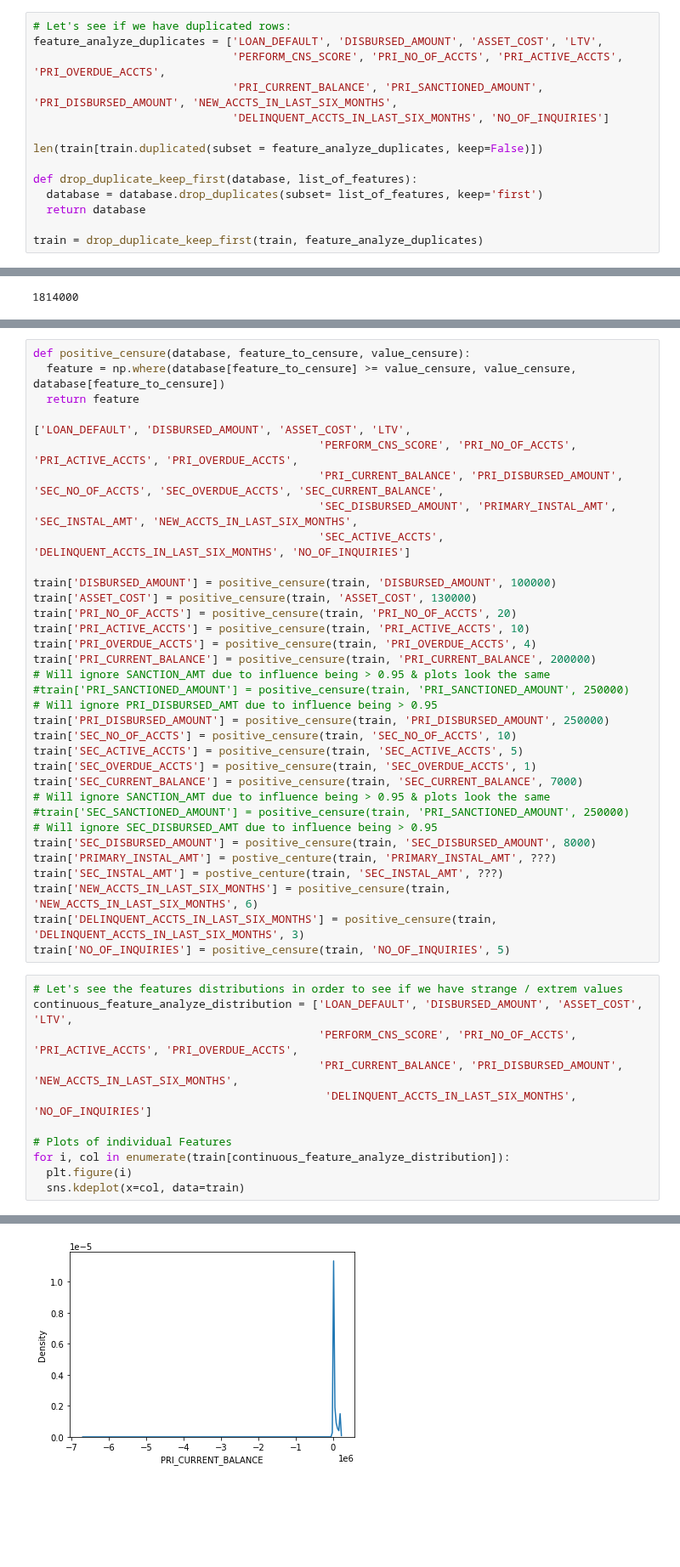
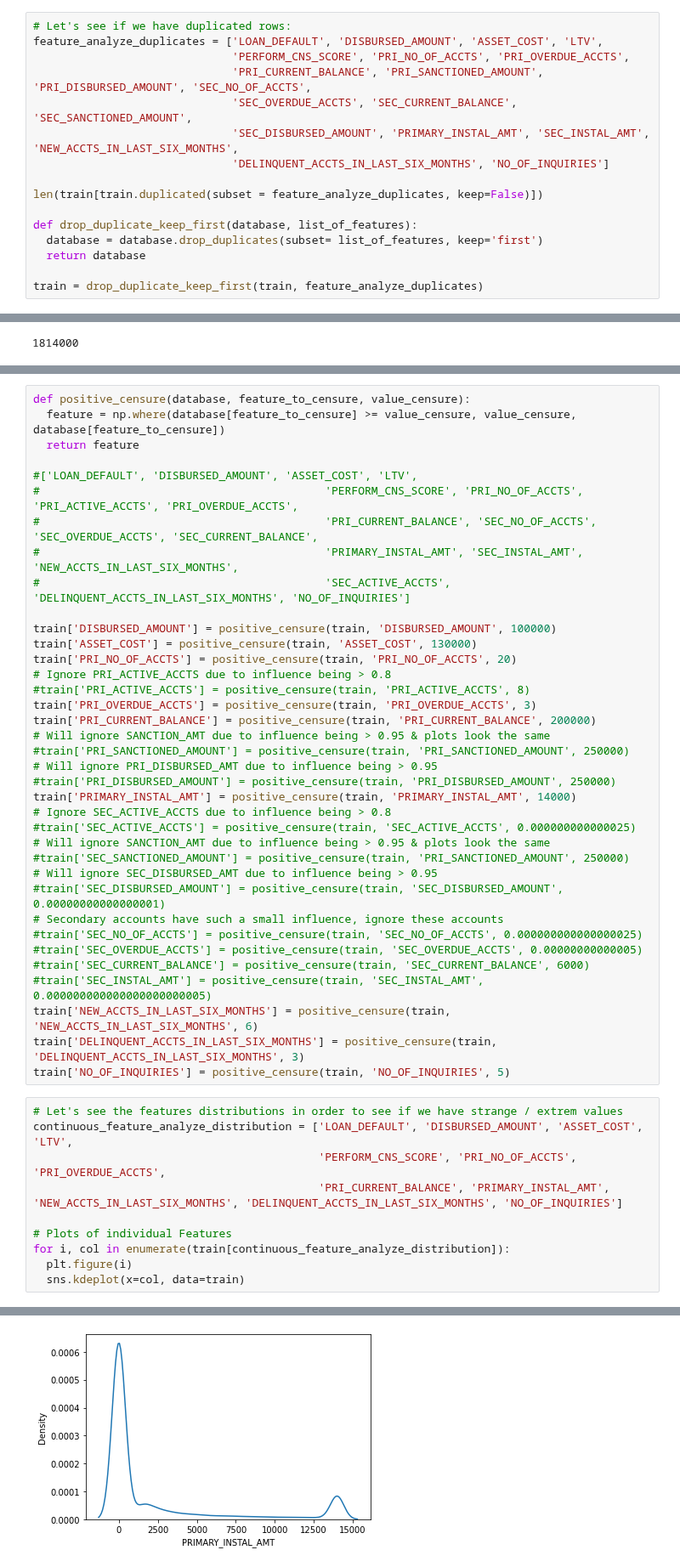
Before and after one commit to kenneth-craig/academyPub, a Jupyter notebook: vehicle_load_analysis.ipynb, the cells around one changed output, grey strips where cells are left out. Shown at 85% size. Drawn from its saved outputs; the diff is of its cells as text; blank space fills up the shorter version.

```diff
--- a/vehicle_load_analysis.ipynb
+++ b/vehicle_load_analysis.ipynb
@@ -195,8 +195,10 @@ train.head(3)
 # %%
 # Let's see if we have duplicated rows:
 feature_analyze_duplicates = ['LOAN_DEFAULT', 'DISBURSED_AMOUNT', 'ASSET_COST', 'LTV',
-                              'PERFORM_CNS_SCORE', 'PRI_NO_OF_ACCTS', 'PRI_ACTIVE_ACCTS', 'PRI_OVERDUE_ACCTS',
-                              'PRI_CURRENT_BALANCE', 'PRI_SANCTIONED_AMOUNT', 'PRI_DISBURSED_AMOUNT', 'NEW_ACCTS_IN_LAST_SIX_MONTHS',
+                              'PERFORM_CNS_SCORE', 'PRI_NO_OF_ACCTS', 'PRI_OVERDUE_ACCTS',
+                              'PRI_CURRENT_BALANCE', 'PRI_SANCTIONED_AMOUNT', 'PRI_DISBURSED_AMOUNT', 'SEC_NO_OF_ACCTS',
+                              'SEC_OVERDUE_ACCTS', 'SEC_CURRENT_BALANCE', 'SEC_SANCTIONED_AMOUNT',
+                              'SEC_DISBURSED_AMOUNT', 'PRIMARY_INSTAL_AMT', 'SEC_INSTAL_AMT', 'NEW_ACCTS_IN_LAST_SIX_MONTHS',
                               'DELINQUENT_ACCTS_IN_LAST_SIX_MONTHS', 'NO_OF_INQUIRIES']
 
 len(train[train.duplicated(subset = feature_analyze_duplicates, keep=False)])
@@ -247,41 +249,43 @@ def positive_censure(database, feature_to_censure, value_censure):
   feature = np.where(database[feature_to_censure] >= value_censure, value_censure, database[feature_to_censure])
   return feature
 
-['LOAN_DEFAULT', 'DISBURSED_AMOUNT', 'ASSET_COST', 'LTV',
-                                           'PERFORM_CNS_SCORE', 'PRI_NO_OF_ACCTS', 'PRI_ACTIVE_ACCTS', 'PRI_OVERDUE_ACCTS',
-                                           'PRI_CURRENT_BALANCE', 'PRI_DISBURSED_AMOUNT', 'SEC_NO_OF_ACCTS', 'SEC_OVERDUE_ACCTS', 'SEC_CURRENT_BALANCE',
-                                           'SEC_DISBURSED_AMOUNT', 'PRIMARY_INSTAL_AMT', 'SEC_INSTAL_AMT', 'NEW_ACCTS_IN_LAST_SIX_MONTHS',
-                                           'SEC_ACTIVE_ACCTS', 'DELINQUENT_ACCTS_IN_LAST_SIX_MONTHS', 'NO_OF_INQUIRIES']
+#['LOAN_DEFAULT', 'DISBURSED_AMOUNT', 'ASSET_COST', 'LTV',
+#                                           'PERFORM_CNS_SCORE', 'PRI_NO_OF_ACCTS', 'PRI_ACTIVE_ACCTS', 'PRI_OVERDUE_ACCTS',
+#                                           'PRI_CURRENT_BALANCE', 'SEC_NO_OF_ACCTS', 'SEC_OVERDUE_ACCTS', 'SEC_CURRENT_BALANCE',
+#                                           'PRIMARY_INSTAL_AMT', 'SEC_INSTAL_AMT', 'NEW_ACCTS_IN_LAST_SIX_MONTHS',
+#                                           'SEC_ACTIVE_ACCTS', 'DELINQUENT_ACCTS_IN_LAST_SIX_MONTHS', 'NO_OF_INQUIRIES']
 
 train['DISBURSED_AMOUNT'] = positive_censure(train, 'DISBURSED_AMOUNT', 100000)
 train['ASSET_COST'] = positive_censure(train, 'ASSET_COST', 130000)
 train['PRI_NO_OF_ACCTS'] = positive_censure(train, 'PRI_NO_OF_ACCTS', 20)
-train['PRI_ACTIVE_ACCTS'] = positive_censure(train, 'PRI_ACTIVE_ACCTS', 10)
-train['PRI_OVERDUE_ACCTS'] = positive_censure(train, 'PRI_OVERDUE_ACCTS', 4)
+# Ignore PRI_ACTIVE_ACCTS due to influence being > 0.8
+#train['PRI_ACTIVE_ACCTS'] = positive_censure(train, 'PRI_ACTIVE_ACCTS', 8)
+train['PRI_OVERDUE_ACCTS'] = positive_censure(train, 'PRI_OVERDUE_ACCTS', 3)
 train['PRI_CURRENT_BALANCE'] = positive_censure(train, 'PRI_CURRENT_BALANCE', 200000)
 # Will ignore SANCTION_AMT due to influence being > 0.95 & plots look the same
 #train['PRI_SANCTIONED_AMOUNT'] = positive_censure(train, 'PRI_SANCTIONED_AMOUNT', 250000)
 # Will ignore PRI_DISBURSED_AMT due to influence being > 0.95
-train['PRI_DISBURSED_AMOUNT'] = positive_censure(train, 'PRI_DISBURSED_AMOUNT', 250000)
-train['SEC_NO_OF_ACCTS'] = positive_censure(train, 'SEC_NO_OF_ACCTS', 10)
-train['SEC_ACTIVE_ACCTS'] = positive_censure(train, 'SEC_ACTIVE_ACCTS', 5)
-train['SEC_OVERDUE_ACCTS'] = positive_censure(train, 'SEC_OVERDUE_ACCTS', 1)
-train['SEC_CURRENT_BALANCE'] = positive_censure(train, 'SEC_CURRENT_BALANCE', 7000)
+#train['PRI_DISBURSED_AMOUNT'] = positive_censure(train, 'PRI_DISBURSED_AMOUNT', 250000)
+train['PRIMARY_INSTAL_AMT'] = positive_censure(train, 'PRIMARY_INSTAL_AMT', 14000)
+# Ignore SEC_ACTIVE_ACCTS due to influence being > 0.8
+#train['SEC_ACTIVE_ACCTS'] = positive_censure(train, 'SEC_ACTIVE_ACCTS', 0.000000000000025)
 # Will ignore SANCTION_AMT due to influence being > 0.95 & plots look the same
 #train['SEC_SANCTIONED_AMOUNT'] = positive_censure(train, 'PRI_SANCTIONED_AMOUNT', 250000)
 # Will ignore SEC_DISBURSED_AMT due to influence being > 0.95
-train['SEC_DISBURSED_AMOUNT'] = positive_censure(train, 'SEC_DISBURSED_AMOUNT', 8000)
-train['PRIMARY_INSTAL_AMT'] = postive_centure(train, 'PRIMARY_INSTAL_AMT', ???)
-train['SEC_INSTAL_AMT'] = postive_centure(train, 'SEC_INSTAL_AMT', ???)
+#train['SEC_DISBURSED_AMOUNT'] = positive_censure(train, 'SEC_DISBURSED_AMOUNT', 0.00000000000000001)
+# Secondary accounts have such a small influence, ignore these accounts
+#train['SEC_NO_OF_ACCTS'] = positive_censure(train, 'SEC_NO_OF_ACCTS', 0.000000000000000025)
+#train['SEC_OVERDUE_ACCTS'] = positive_censure(train, 'SEC_OVERDUE_ACCTS', 0.00000000000005)
+#train['SEC_CURRENT_BALANCE'] = positive_censure(train, 'SEC_CURRENT_BALANCE', 6000)
+#train['SEC_INSTAL_AMT'] = positive_censure(train, 'SEC_INSTAL_AMT', 0.000000000000000000000005)
 train['NEW_ACCTS_IN_LAST_SIX_MONTHS'] = positive_censure(train, 'NEW_ACCTS_IN_LAST_SIX_MONTHS', 6)
 train['DELINQUENT_ACCTS_IN_LAST_SIX_MONTHS'] = positive_censure(train, 'DELINQUENT_ACCTS_IN_LAST_SIX_MONTHS', 3)
 train['NO_OF_INQUIRIES'] = positive_censure(train, 'NO_OF_INQUIRIES', 5)
 # %%
 # Let's see the features distributions in order to see if we have strange / extrem values
 continuous_feature_analyze_distribution = ['LOAN_DEFAULT', 'DISBURSED_AMOUNT', 'ASSET_COST', 'LTV',
-                                           'PERFORM_CNS_SCORE', 'PRI_NO_OF_ACCTS', 'PRI_ACTIVE_ACCTS', 'PRI_OVERDUE_ACCTS',
-                                           'PRI_CURRENT_BALANCE', 'PRI_DISBURSED_AMOUNT', 'NEW_ACCTS_IN_LAST_SIX_MONTHS',
-                                            'DELINQUENT_ACCTS_IN_LAST_SIX_MONTHS', 'NO_OF_INQUIRIES']
+                                           'PERFORM_CNS_SCORE', 'PRI_NO_OF_ACCTS', 'PRI_OVERDUE_ACCTS',
+                                           'PRI_CURRENT_BALANCE', 'PRIMARY_INSTAL_AMT', 'NEW_ACCTS_IN_LAST_SIX_MONTHS', 'DELINQUENT_ACCTS_IN_LAST_SIX_MONTHS', 'NO_OF_INQUIRIES']
 
 # Plots of individual Features
 for i, col in enumerate(train[continuous_feature_analyze_distribution]):
@@ -299 +303 @@ for i, col in enumerate(train[continuous_feature_analyze_distribution]):
-[figure, old version]
+[figure, new version]
```
Also changed, not shown: parts of 4 cells of this notebook.
